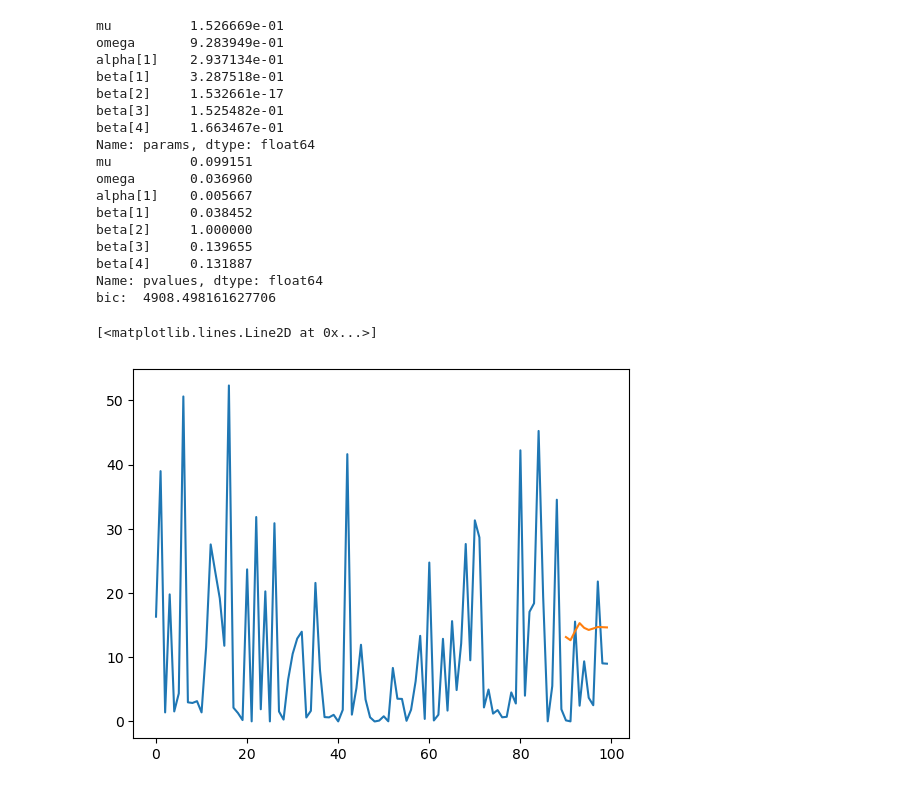
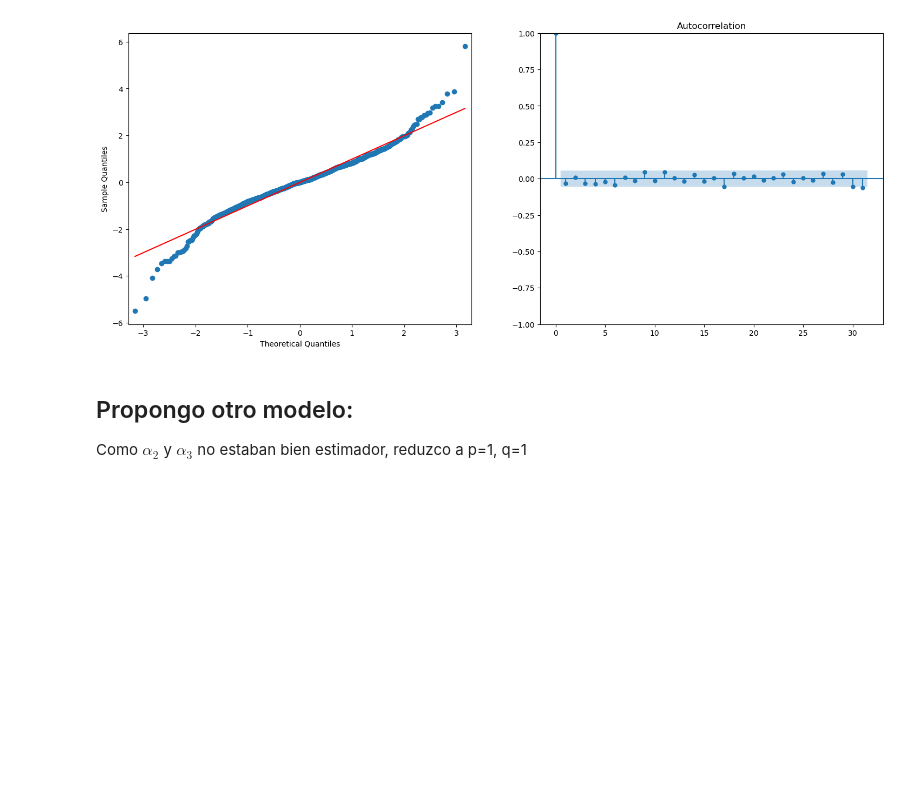
Before and after one commit to charlieromano/TimeSeries, a Jupyter notebook: Scripts/GARCH_example.ipynb, the cells around one changed output. Cells and saved outputs as stored; diff of their text form; code cells hidden in the pictures; blank space fills up the shorter version.

```diff
--- a/Scripts/GARCH_example.ipynb
+++ b/Scripts/GARCH_example.ipynb
@@ -89,28 +106,10 @@ ARCHModelResult, id: 0x7f8077e5e8b0>
-# %%
-print(garch_fitted.params)
-print(garch_fitted.pvalues)
-print('bic: ', garch_fitted.bic)
-forecast = garch_fitted.forecast(horizon=10, reindex=False)
-resid = garch_fitted.resid
-plt.plot(r_t[-100:]**2)
-plt.plot(np.arange(90,100), forecast.variance.values.T)
-# %% [output]
-mu          1.526669e-01
-omega       9.283949e-01
-alpha[1]    2.937134e-01
-beta[1]     3.287518e-01
-beta[2]     1.532661e-17
-beta[3]     1.525482e-01
-beta[4]     1.663467e-01
-Name: params, dtype: float64
-mu          0.099151
-omega       0.036960
-alpha[1]    0.005667
-beta[1]     0.038452
-beta[2]     1.000000
-beta[3]     0.139655
-beta[4]     0.131887
-Name: pvalues, dtype: float64
-bic:  4908.498161627706
-[<matplotlib.lines.Line2D at 0x...>]
-[figure, removed]
+# %%
+resid = garch_fitted.std_resid
+fig, ax = plt.subplots(1,2, figsize=(18,7))
+qqplot(resid, ax=ax[0], line="s")
+plot_acf(resid, ax=ax[1]);
+# %% [output]
+[figure, added]
+# %% [markdown]
+## Propongo otro modelo:
+Como $\alpha_2$ y $\alpha_3$ no estaban bien estimador, reduzco a p=1, q=1
```
Also changed, not shown: parts of 12 cells of this notebook.
